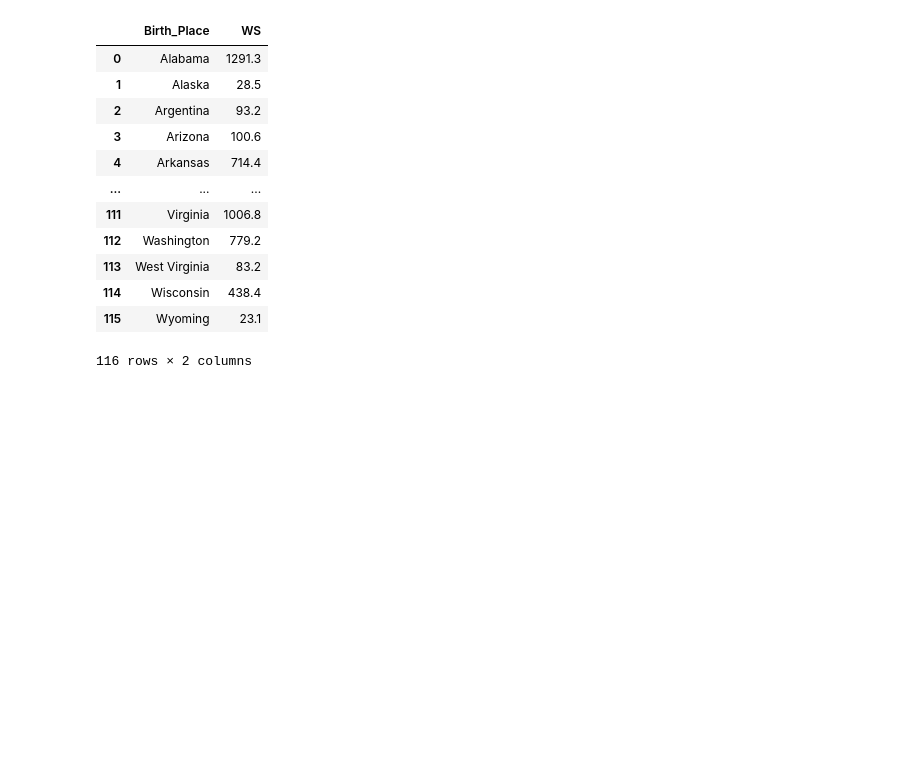
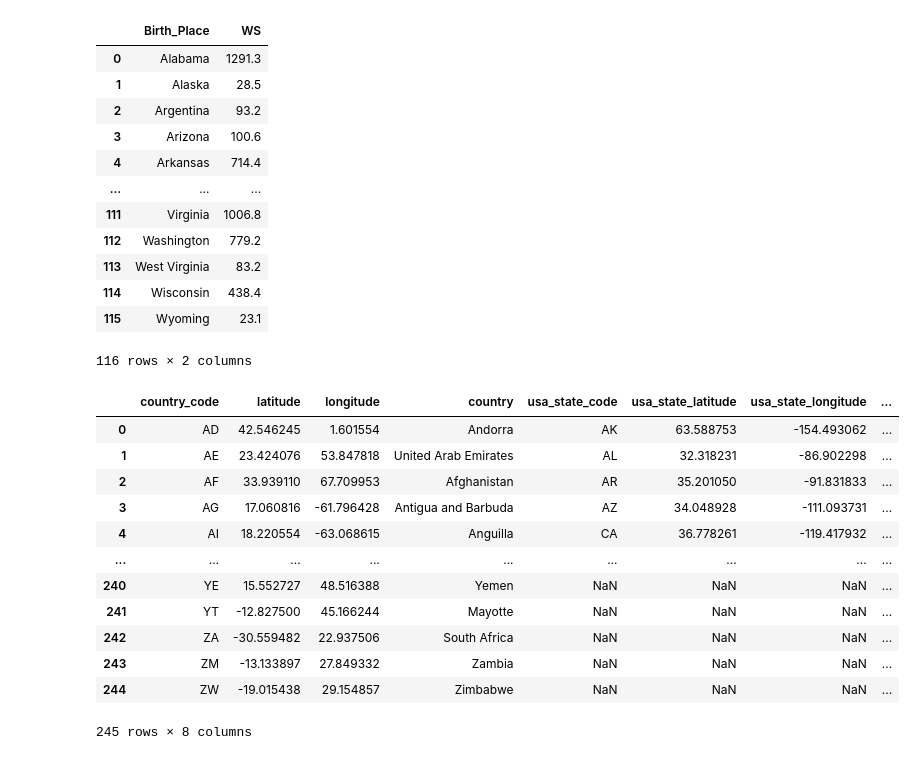
Before and after one commit to hedeencharles/NBA_Analytics, a Jupyter notebook: Code/Heatmap DB.ipynb, the cells around one changed output. Saved outputs shown, nothing was run; the diff lists cells and outputs as text; code cells hidden in the pictures; blank space fills up the shorter version.

```diff
--- a/Code/Heatmap DB.ipynb
+++ b/Code/Heatmap DB.ipynb
@@ -94,3 +94,24 @@ heatmap_df
 116 rows × 2 columns
 # %%
 heatmap_df.to_csv('../Datasets/birthplace_ws.csv', index=False)
+# %%
+# Bringing in the Coordinates Data
+coord_df = pd.read_csv("../Datasets/world_country_and_usa_states_latitude_and_longitude_values.csv")
+
+
+
+coord_df
+# %% [output]
+|  | country_code | latitude | longitude | country | usa_state_code | usa_state_latitude | usa_state_longitude | ... |
+| 0 | AD | 42.546245 | 1.601554 | Andorra | AK | 63.588753 | -154.493062 | ... |
+| 1 | AE | 23.424076 | 53.847818 | United Arab Emirates | AL | 32.318231 | -86.902298 | ... |
+| 2 | AF | 33.939110 | 67.709953 | Afghanistan | AR | 35.201050 | -91.831833 | ... |
+| 3 | AG | 17.060816 | -61.796428 | Antigua and Barbuda | AZ | 34.048928 | -111.093731 | ... |
+| 4 | AI | 18.220554 | -63.068615 | Anguilla | CA | 36.778261 | -119.417932 | ... |
+| ... | ... | ... | ... | ... | ... | ... | ... | ... |
+| 240 | YE | 15.552727 | 48.516388 | Yemen | NaN | NaN | NaN | ... |
+| 241 | YT | -12.827500 | 45.166244 | Mayotte | NaN | NaN | NaN | ... |
+| 242 | ZA | -30.559482 | 22.937506 | South Africa | NaN | NaN | NaN | ... |
+| 243 | ZM | -13.133897 | 27.849332 | Zambia | NaN | NaN | NaN | ... |
+| 244 | ZW | -19.015438 | 29.154857 | Zimbabwe | NaN | NaN | NaN | ... |
+245 rows × 8 columns
```
Also changed, not shown: parts of 8 cells of this notebook, 2 other files.
